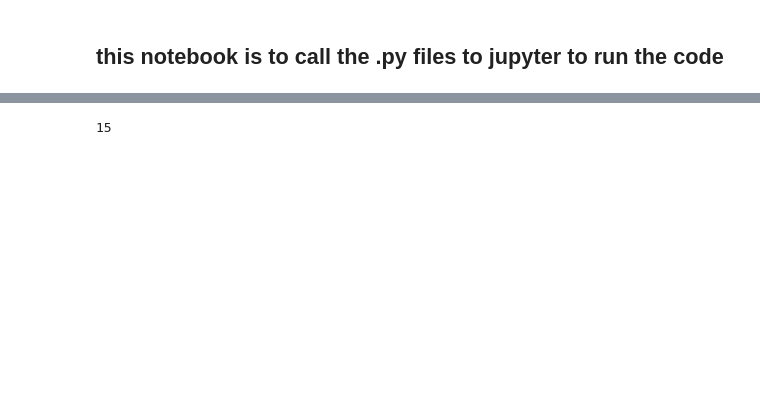
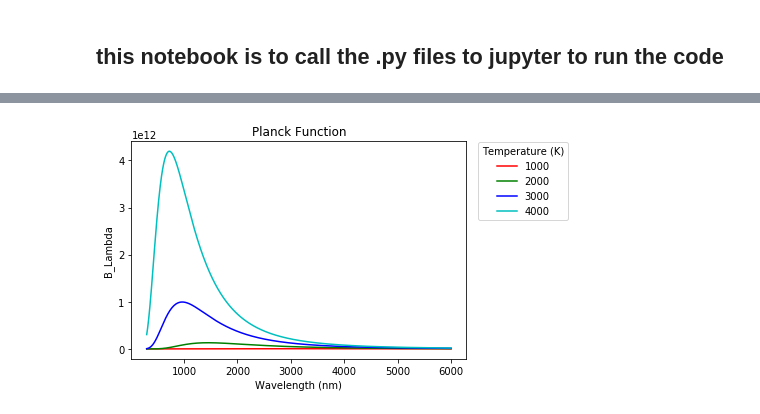
Before and after one commit to JocelynWare/Data-Pipeline, a Jupyter notebook: Test_Notebook.ipynb, the cells around one changed output, grey strips where cells are left out. Saved outputs shown, nothing was run; the diff lists cells and outputs as text; code cells hidden in the pictures; blank space fills up the shorter version.

```diff
--- a/Test_Notebook.ipynb
+++ b/Test_Notebook.ipynb
@@ -39,2 +48,4 @@ IndentationError: expected an indented block (Step_1_Test.py, line 48)
 # %%
-data = ('/Users/Jacob/Downloads/Step_1_Test.py')
+%run '/Users/Jacob/Downloads/Step_1_Test.py'
+# %% [output]
+[figure, added]
@@ -47,4 +51,0 @@ with open("/Users/Jacob/Downloads/Step_1_Test.py", "r") as f: # 'r' as reading m
-# %%
-print(lines)
-# %% [output]
-15
```
Also changed, not shown: parts of 6 cells of this notebook, 1 other file.
